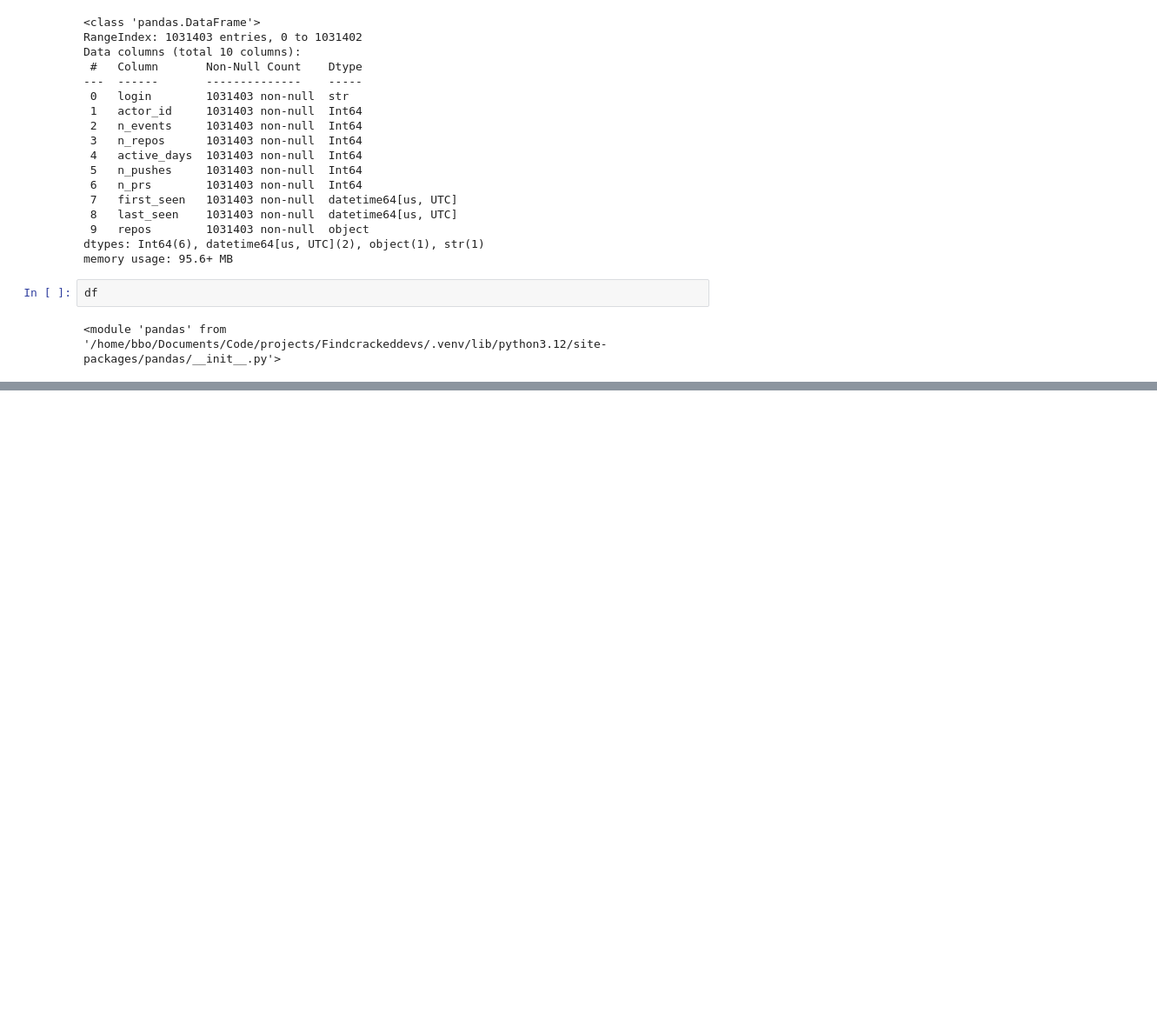
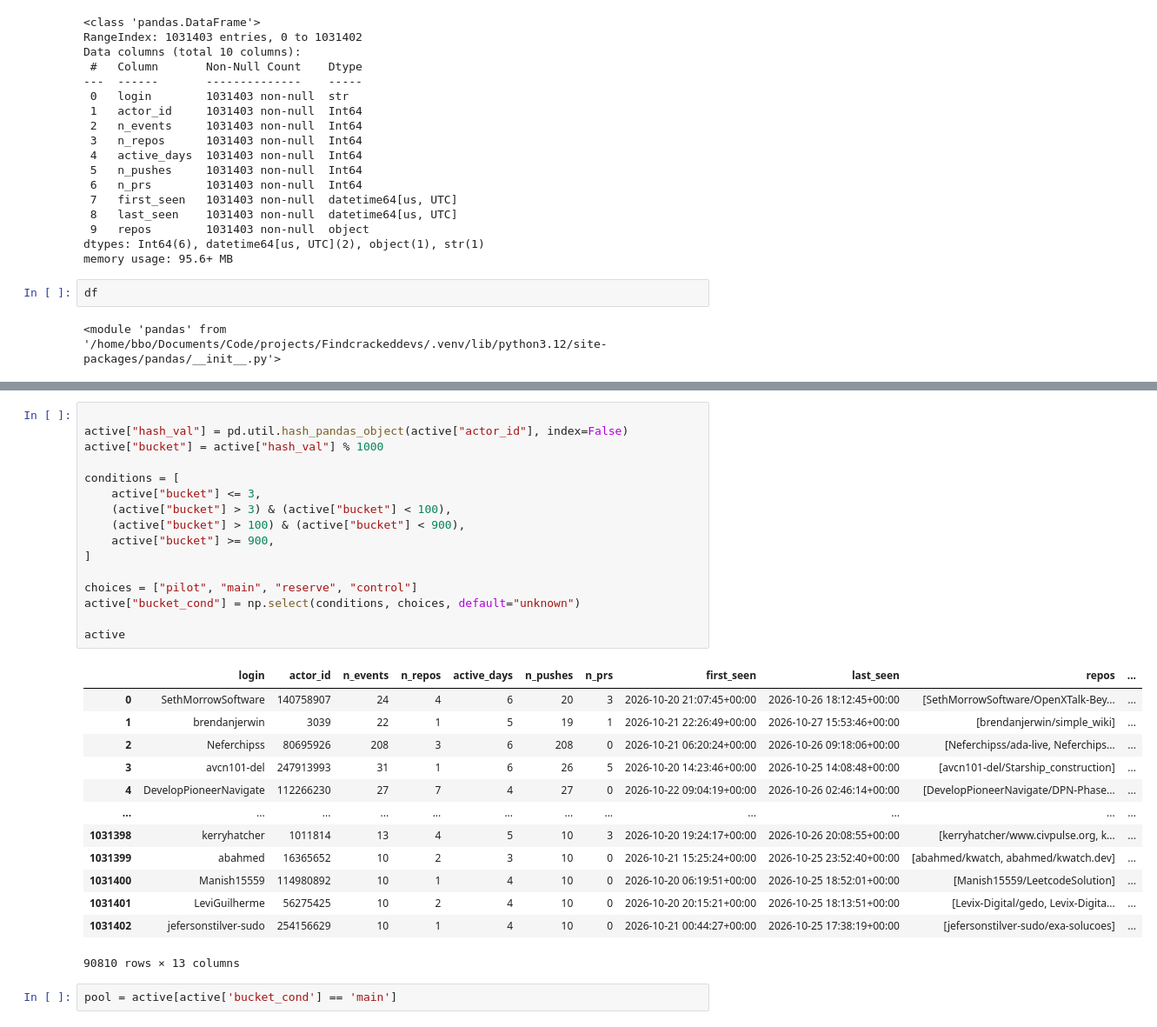
Before and after one commit to BilaalBakare/Findcrackeddevs, a Jupyter notebook: notebooks/test.ipynb, the cells around one changed output, grey strips where cells are left out. Shown at 87% size. Cells and saved outputs as stored; diff of their text form; blank space fills up the shorter version.

```diff
--- a/notebooks/test.ipynb
+++ b/notebooks/test.ipynb
@@ -46,0 +49,32 @@ Active
+# %%
+
+active["hash_val"] = pd.util.hash_pandas_object(active["actor_id"], index=False)
+active["bucket"] = active["hash_val"] % 1000
+
+conditions = [
+    active["bucket"] <= 3,
+    (active["bucket"] > 3) & (active["bucket"] < 100),
+    (active["bucket"] > 100) & (active["bucket"] < 900),
+    active["bucket"] >= 900,
+]
+
+choices = ["pilot", "main", "reserve", "control"]
+active["bucket_cond"] = np.select(conditions, choices, default="unknown")
+
+active
+# %% [output]
+|  | login | actor_id | n_events | n_repos | active_days | n_pushes | n_prs | first_seen | last_seen | repos | ... |
+| 0 | SethMorrowSoftware | 140758907 | 24 | 4 | 6 | 20 | 3 | 2026-10-20 21:07:45+00:00 | 2026-10-26 18:12:45+00:00 | [SethMorrowSoftware/OpenXTalk-Bey... | ... |
+| 1 | brendanjerwin | 3039 | 22 | 1 | 5 | 19 | 1 | 2026-10-21 22:26:49+00:00 | 2026-10-27 15:53:46+00:00 | [brendanjerwin/simple_wiki] | ... |
+| 2 | Neferchipss | 80695926 | 208 | 3 | 6 | 208 | 0 | 2026-10-21 06:20:24+00:00 | 2026-10-26 09:18:06+00:00 | [Neferchipss/ada-live, Neferchips... | ... |
+| 3 | avcn101-del | 247913993 | 31 | 1 | 6 | 26 | 5 | 2026-10-20 14:23:46+00:00 | 2026-10-25 14:08:48+00:00 | [avcn101-del/Starship_construction] | ... |
+| 4 | DevelopPioneerNavigate | 112266230 | 27 | 7 | 4 | 27 | 0 | 2026-10-22 09:04:19+00:00 | 2026-10-26 02:46:14+00:00 | [DevelopPioneerNavigate/DPN-Phase... | ... |
+| ... | ... | ... | ... | ... | ... | ... | ... | ... | ... | ... | ... |
+| 1031398 | kerryhatcher | 1011814 | 13 | 4 | 5 | 10 | 3 | 2026-10-20 19:24:17+00:00 | 2026-10-26 20:08:55+00:00 | [kerryhatcher/www.civpulse.org, k... | ... |
+| 1031399 | abahmed | 16365652 | 10 | 2 | 3 | 10 | 0 | 2026-10-21 15:25:24+00:00 | 2026-10-25 23:52:40+00:00 | [abahmed/kwatch, abahmed/kwatch.dev] | ... |
+| 1031400 | Manish15559 | 114980892 | 10 | 1 | 4 | 10 | 0 | 2026-10-20 06:19:51+00:00 | 2026-10-25 18:52:01+00:00 | [Manish15559/LeetcodeSolution] | ... |
+| 1031401 | LeviGuilherme | 56275425 | 10 | 2 | 4 | 10 | 0 | 2026-10-20 20:15:21+00:00 | 2026-10-25 18:13:51+00:00 | [Levix-Digital/gedo, Levix-Digita... | ... |
+| 1031402 | jefersonstilver-sudo | 254156629 | 10 | 1 | 4 | 10 | 0 | 2026-10-21 00:44:27+00:00 | 2026-10-25 17:38:19+00:00 | [jefersonstilver-sudo/exa-solucoes] | ... |
+90810 rows × 13 columns
+# %%
+pool = active[active['bucket_cond'] == 'main']
```
Also changed, not shown: parts of 4 cells of this notebook.
